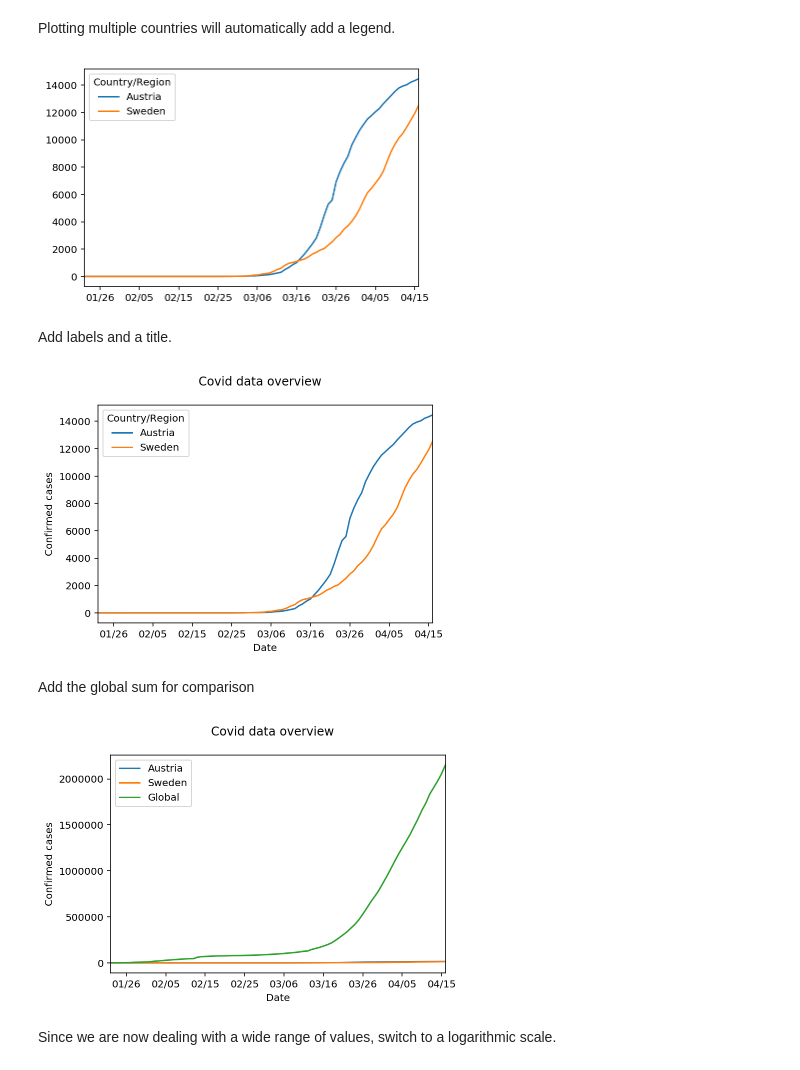
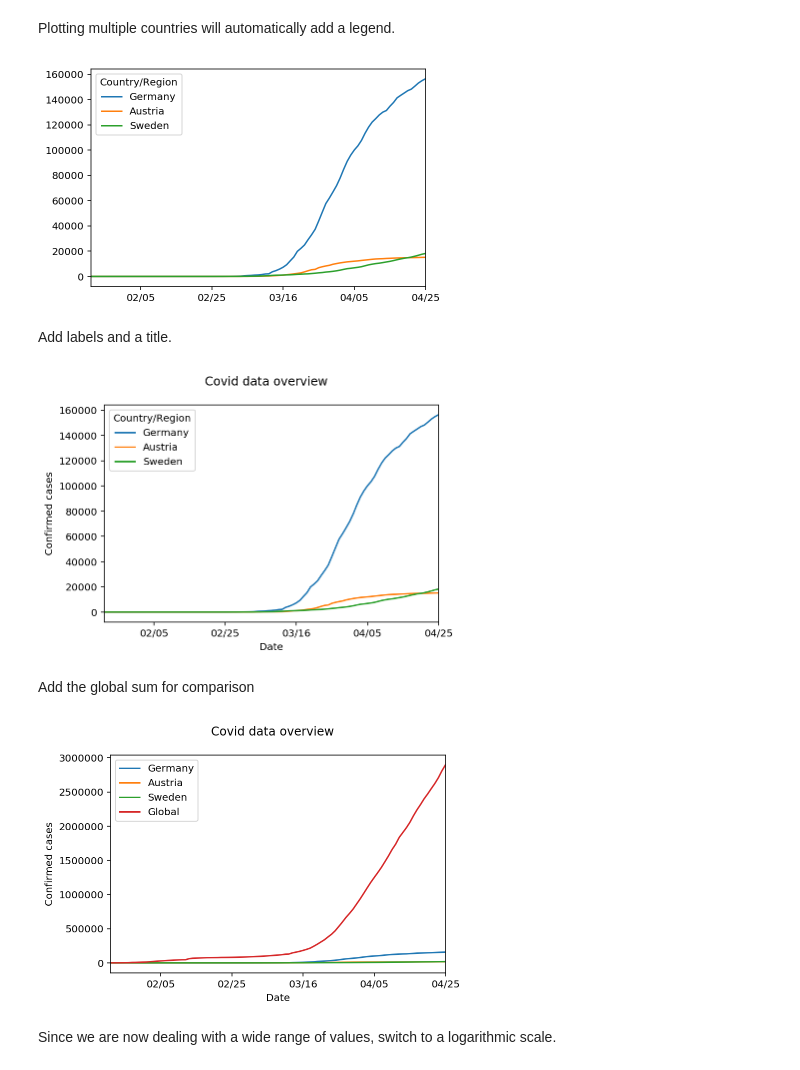
Before and after one commit to janten/covid-exploration, a Jupyter notebook: cases-by-country.ipynb, the cells around one changed output. Drawn from its saved outputs; the diff is of its cells as text; code cells hidden in the pictures.

Commit message:
New data

```diff
--- a/cases-by-country.ipynb
+++ b/cases-by-country.ipynb
@@ -117,11 +117,11 @@ ax.figure
 # %% [markdown]
 Plotting multiple countries will automatically add a legend.
 # %%
-ax = data[["Austria", "Sweden"]].plot()
+ax = data[["Germany", "Austria", "Sweden"]].plot()
 ax.xaxis.set_major_formatter(formatter)
 ax.xaxis.set_major_locator(locator)
 # %% [output]
-[figure, old version]
+[figure, new version]
 # %% [markdown]
 Add labels and a title.
 # %%
@@ -130,7 +130,7 @@ ax.set_ylabel("Confirmed cases")
 ax.figure.suptitle("Covid data overview")
 ax.figure
 # %% [output]
-[figure, old version]
+[figure, new version]
 # %% [markdown]
 Add the global sum for comparison
 # %%
@@ -138,7 +138,7 @@ subplot = ax.plot(data.sum(axis=1), label="Global")
 ax.legend() # To update the legend
 ax.figure
 # %% [output]
-[figure, old version]
+[figure, new version]
 # %% [markdown]
 Since we are now dealing with a wide range of values, switch to a logarithmic scale.
 # %%
```
Also changed, not shown: parts of 9 cells of this notebook, 1 other file.
